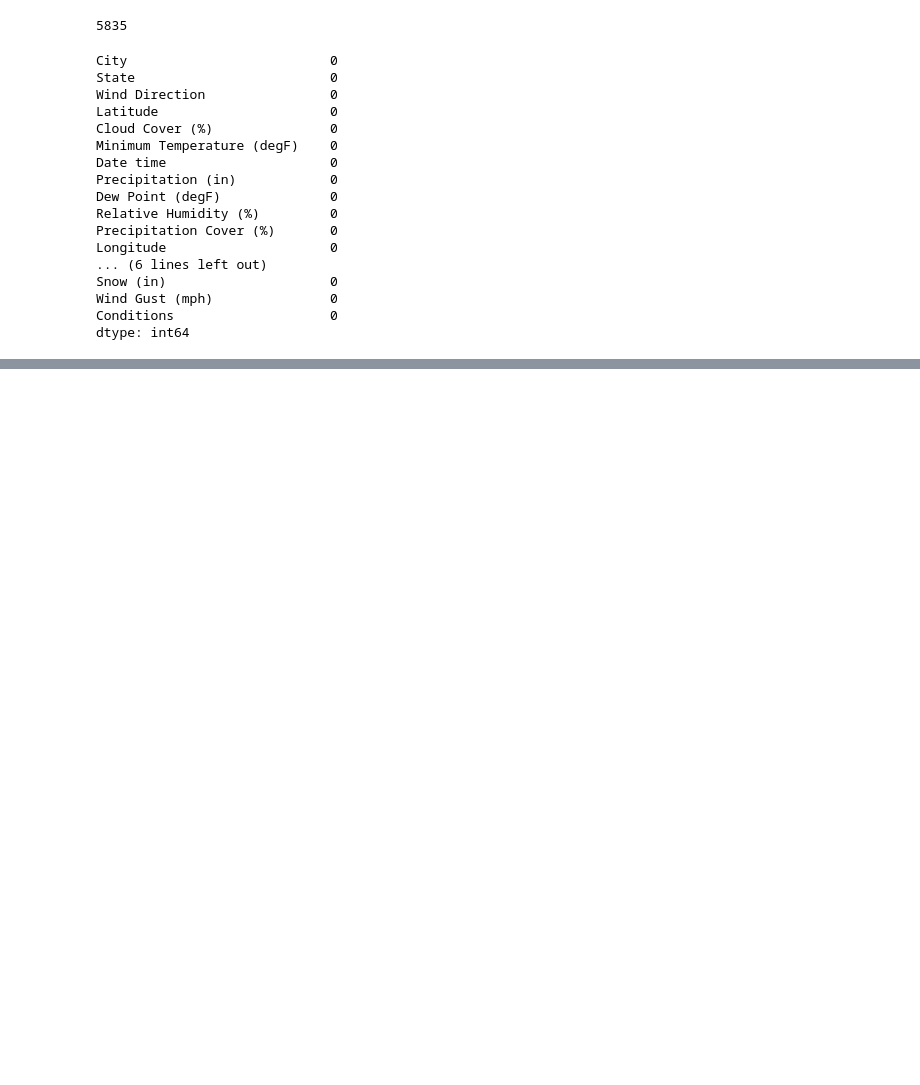
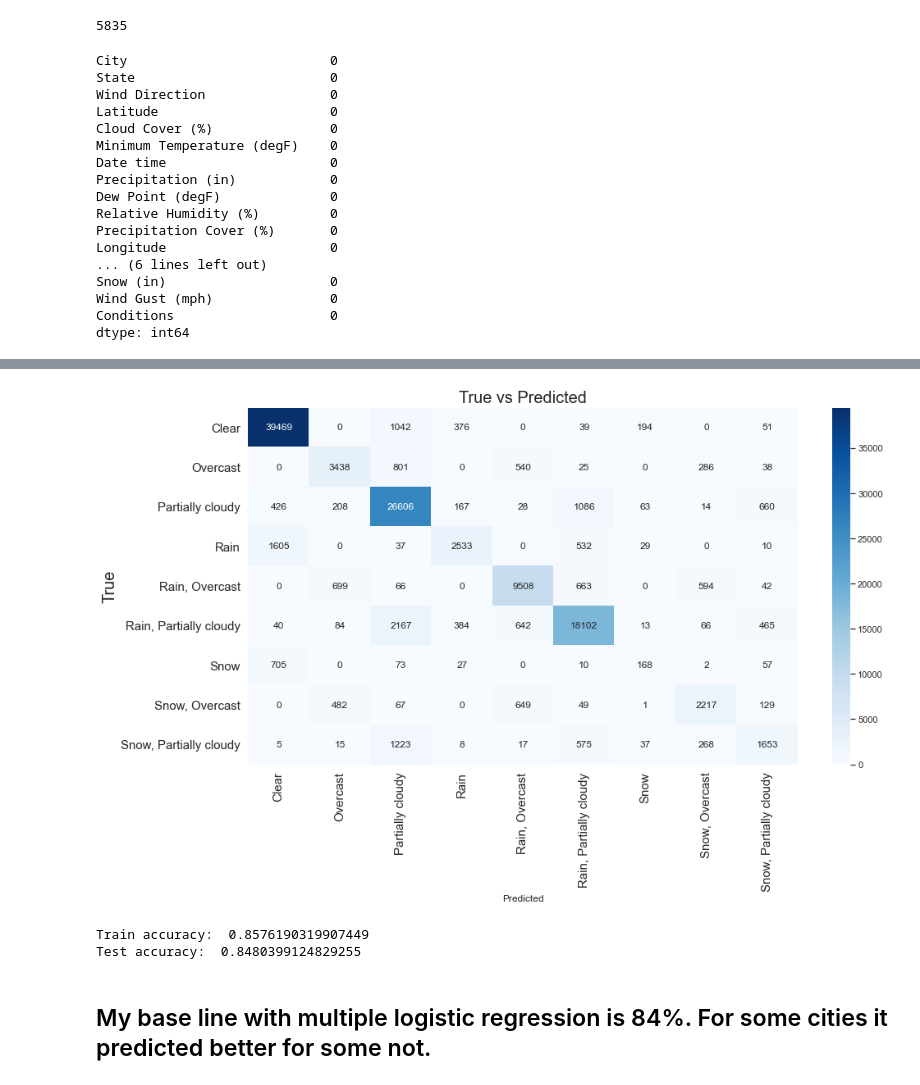
Before and after one commit to BloomTech-Labs/PT17_cityspire-b-ds, a Jupyter notebook: notebooks/model/weather/weather.ipynb, the cells around one changed output, grey strips where cells are left out. Cells and saved outputs as stored; diff of their text form; code cells hidden in the pictures; blank space fills up the shorter version.

Commit message:
Apply multiple logistic regression as a baseline to predict conditions

```diff
--- a/notebooks/model/weather/weather.ipynb
+++ b/notebooks/model/weather/weather.ipynb
@@ -720,0 +824,3 @@ dtype: int64
+# %%
+# group per city
+grouped = new_df.groupby(['City','State'], as_index=False)
@@ -720,0 +831,14 @@ dtype: int64
+# %%
+# train test split
+from sklearn.model_selection import train_test_split
+train = pd.DataFrame()
+test = pd.DataFrame()
+
+# split per each group where 20% of group records goes to test
+for city in grouped.groups:
+    group = grouped.get_group(city)
+    tr, ts = train_test_split(group, test_size=0.2)
+    train = pd.concat([train, tr])
+    test = pd.concat([test, ts])
+
+train.shape, test.shape
@@ -720,0 +847,4 @@ dtype: int64
+# %%
+# group within train and test datasets
+train_grouped = train.groupby(['City','State'], as_index=False)
+test_grouped = test.groupby(['City','State'], as_index=False)
@@ -720,0 +919,4 @@ dtype: int64
+# %%
+from sklearn.metrics import confusion_matrix
+
+cm = confusion_matrix(test['Conditions'], test_predictions['Predictions'])
@@ -720,0 +936,22 @@ dtype: int64
+# %%
+# Plot to see predicted results
+
+ticks = enc.categories_[0]
+plt.figure(figsize=(15,8))
+sns.heatmap(cm, annot=True, fmt='g', cmap='Blues', xticklabels=ticks, yticklabels=ticks)
+plt.tick_params(labelsize=15)
+plt.xlabel('Predicted')
+plt.ylabel('True', fontsize=20)
+plt.title('True vs Predicted', fontsize=20)
+plt.show()
+# %% [output]
+[figure, added]
+# %%
+# Check accuracy score
+print("Train accuracy: ", train_accuracy['Score'].mean())
+print("Test accuracy: ", test_accuracy['Score'].mean())
+# %% [output]
+Train accuracy:  0.8576190319907449
+Test accuracy:  0.8480399124829255
+# %% [markdown]
+## My base line with multiple logistic regression is 84%. For some cities it predicted better for some not.
```
Also changed, not shown: parts of 26 cells of this notebook.
